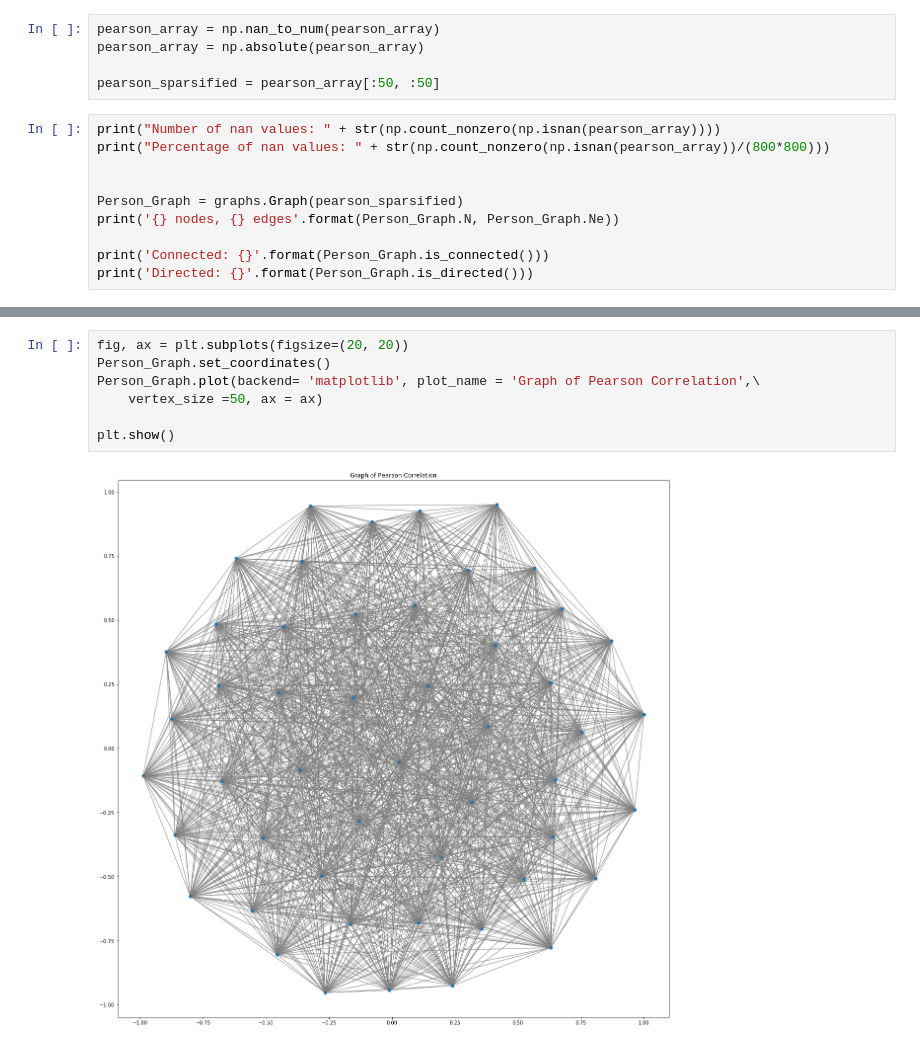
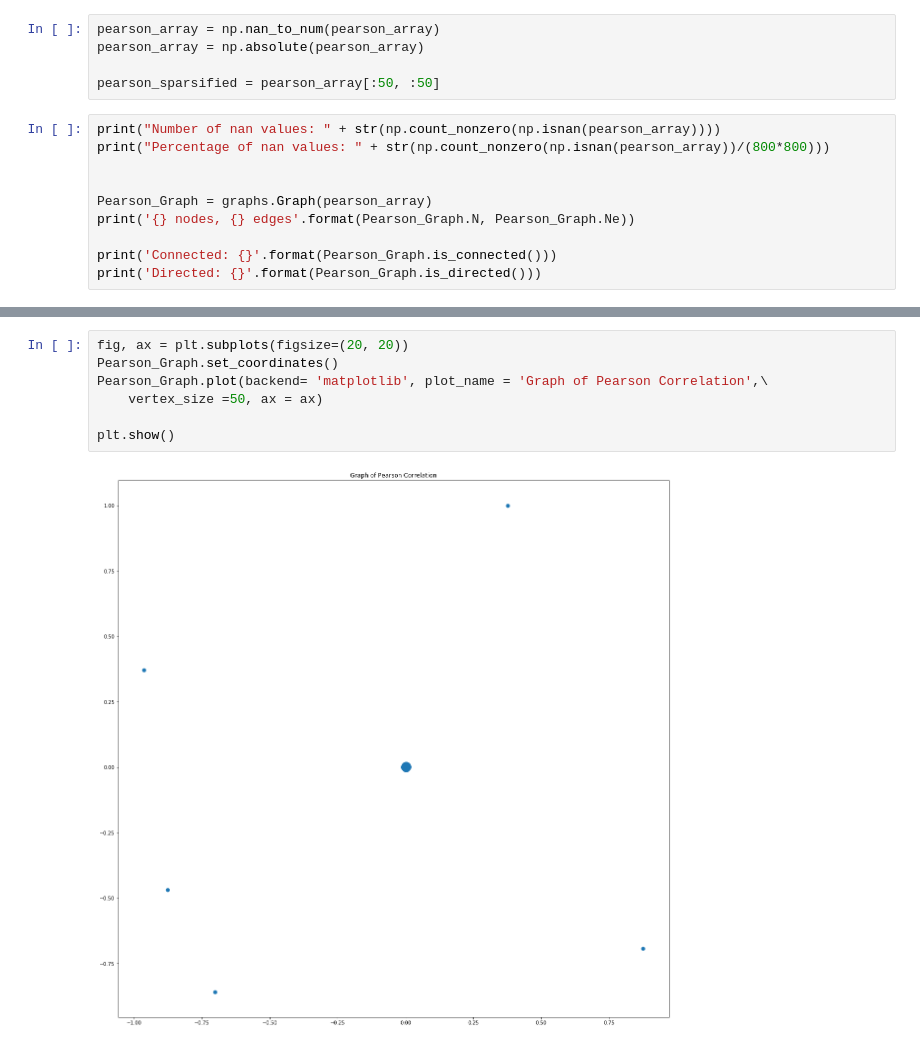
Before and after one commit to ProjectNTDS/Network_World_Cup_Analysis, a Jupyter notebook: Task 4.ipynb, the cells around one changed output, grey strips where cells are left out. Cells and saved outputs as stored; diff of their text form.

```diff
--- a/Task 4.ipynb
+++ b/Task 4.ipynb
@@ -427,9 +427,9 @@ print("Number of nan values: " + str(np.count_nonzero(np.isnan(pearson_array))))
 print("Percentage of nan values: " + str(np.count_nonzero(np.isnan(pearson_array))/(800*800)))
 
 
-Person_Graph = graphs.Graph(pearson_sparsified)
-print('{} nodes, {} edges'.format(Person_Graph.N, Person_Graph.Ne))
+Pearson_Graph = graphs.Graph(pearson_array)
+print('{} nodes, {} edges'.format(Pearson_Graph.N, Pearson_Graph.Ne))
 
-print('Connected: {}'.format(Person_Graph.is_connected()))
-print('Directed: {}'.format(Person_Graph.is_directed()))
+print('Connected: {}'.format(Pearson_Graph.is_connected()))
+print('Directed: {}'.format(Pearson_Graph.is_directed()))
 # %% [output]
@@ -442,9 +442,9 @@ Directed: False
 # %%
 fig, ax = plt.subplots(figsize=(20, 20))
-Person_Graph.set_coordinates()
-Person_Graph.plot(backend= 'matplotlib', plot_name = 'Graph of Pearson Correlation',\
+Pearson_Graph.set_coordinates()
+Pearson_Graph.plot(backend= 'matplotlib', plot_name = 'Graph of Pearson Correlation',\
     vertex_size =50, ax = ax)
 
 plt.show()
 # %% [output]
-[figure, old version]
+[figure, new version]
```
Also changed, not shown: parts of 21 cells of this notebook.
